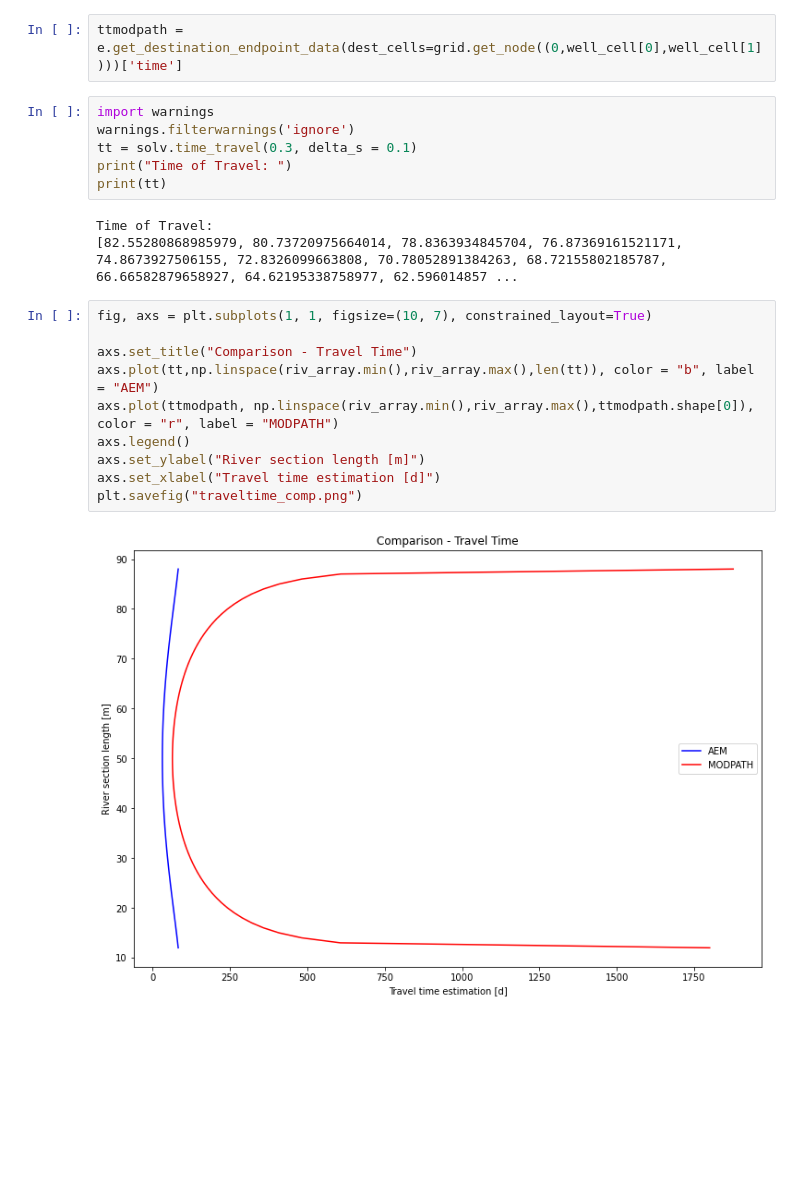
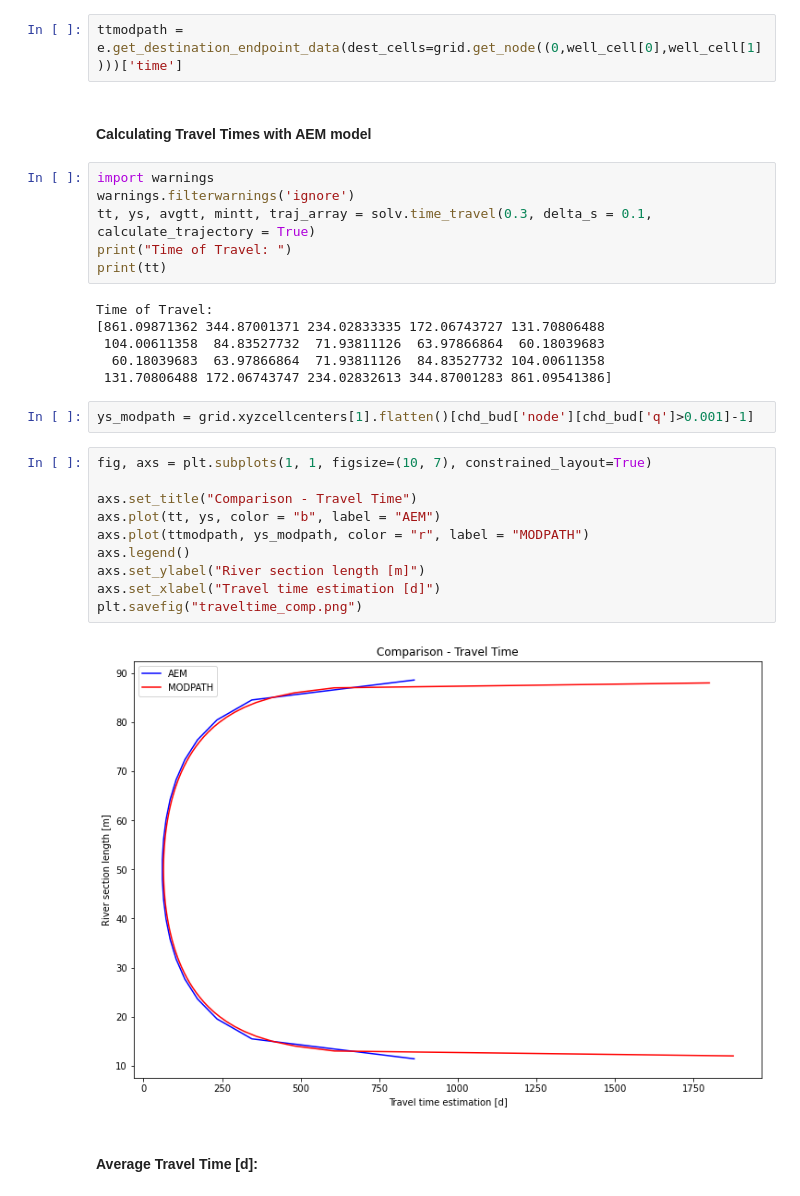
Before and after one commit to vcantarella/study_project, a Jupyter notebook: model_verification.ipynb, the cells around one changed output. Saved outputs shown, nothing was run; the diff lists cells and outputs as text; blank space fills up the shorter version.

```diff
--- a/model_verification.ipynb
+++ b/model_verification.ipynb
@@ -497,23 +475,32 @@ cb = plt.colorbar(pa, shrink=0.5, ax=ax)
 # %%
 ttmodpath = e.get_destination_endpoint_data(dest_cells=grid.get_node((0,well_cell[0],well_cell[1])))['time']
+# %% [markdown]
+#### Calculating Travel Times with AEM model
 # %%
 import warnings
 warnings.filterwarnings('ignore')
-tt = solv.time_travel(0.3, delta_s = 0.1)
+tt, ys, avgtt, mintt, traj_array = solv.time_travel(0.3, delta_s = 0.1, calculate_trajectory = True)
 print("Time of Travel: ")
 print(tt)
 # %% [output]
 Time of Travel:
-[82.55280868985979, 80.73720975664014, 78.8363934845704, 76.87369161521171, 74.8673927506155, 72.8326099663808, 70.78052891384263, 68.72155802185787, 66.66582879658927, 64.62195338758977, 62.596014857 ...
+[861.09871362 344.87001371 234.02833335 172.06743727 131.70806488
+ 104.00611358  84.83527732  71.93811126  63.97866864  60.18039683
+  60.18039683  63.97866864  71.93811126  84.83527732 104.00611358
+ 131.70806488 172.06743747 234.02832613 344.87001283 861.09541386]
+# %%
+ys_modpath = grid.xyzcellcenters[1].flatten()[chd_bud['node'][chd_bud['q']>0.001]-1]
 # %%
 fig, axs = plt.subplots(1, 1, figsize=(10, 7), constrained_layout=True)
 
 axs.set_title("Comparison - Travel Time")
-axs.plot(tt,np.linspace(riv_array.min(),riv_array.max(),len(tt)), color = "b", label = "AEM")
-axs.plot(ttmodpath, np.linspace(riv_array.min(),riv_array.max(),ttmodpath.shape[0]), color = "r", label = "MODPATH")
+axs.plot(tt, ys, color = "b", label = "AEM")
+axs.plot(ttmodpath, ys_modpath, color = "r", label = "MODPATH")
 axs.legend()
 axs.set_ylabel("River section length [m]")
 axs.set_xlabel("Travel time estimation [d]")
 plt.savefig("traveltime_comp.png")
 # %% [output]
-[figure, old version]
+[figure, new version]
+# %% [markdown]
+#### Average Travel Time [d]:
```
Also changed, not shown: parts of 35 cells of this notebook, 10 other files.
